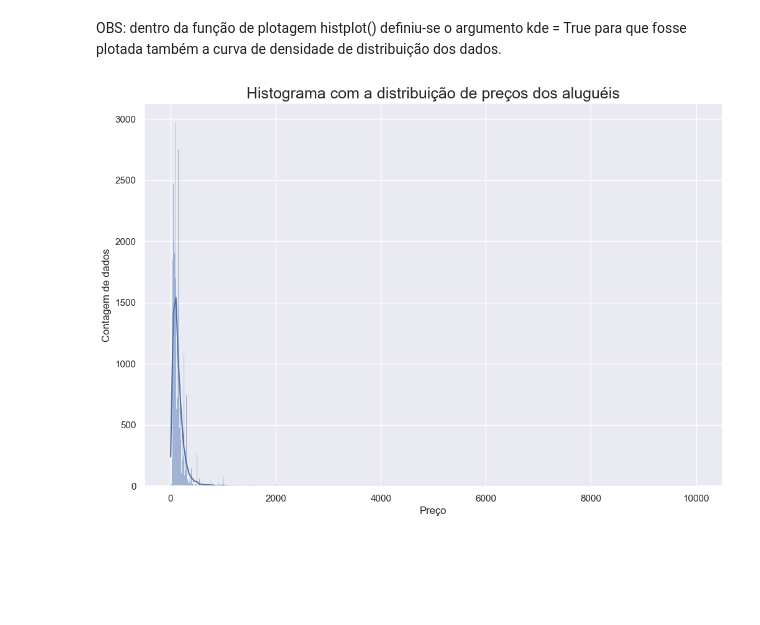
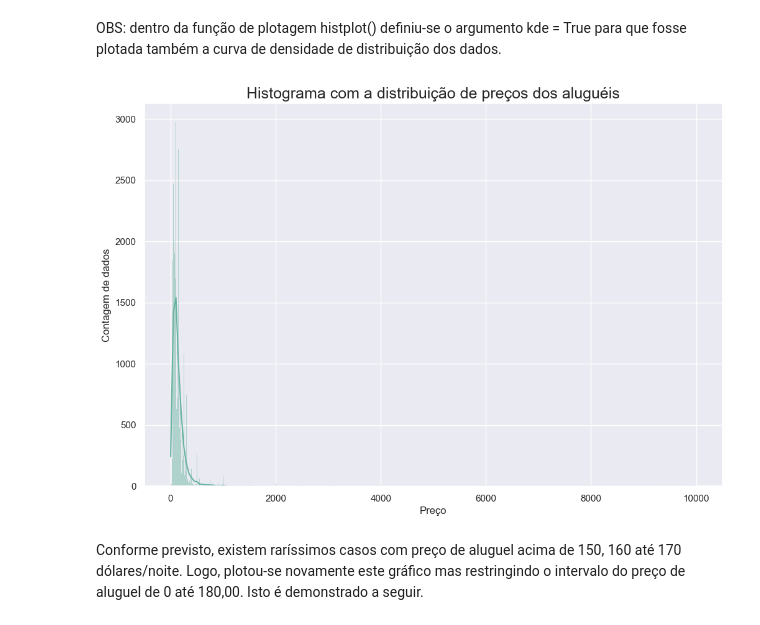
Before and after one commit to rfprates/LH_CD_RODRIGOPRATES, a Jupyter notebook: EDA.ipynb, the cells around one changed output. Drawn from its saved outputs; the diff is of its cells as text; code cells hidden in the pictures; blank space fills up the shorter version.

```diff
--- a/EDA.ipynb
+++ b/EDA.ipynb
@@ -25,3 +23,9 @@ sns.set(style = 'darkgrid')
+# %%
+# estilo do grid
+sns.set(style = 'darkgrid')
+
+# cor
+color = '#69b3a2'
 # %% [markdown]
 # Carregando o dataset
 # %% [markdown]
@@ -215,14 +329,26 @@ Começando a avaliação destes resultados pela coluna 'alvo' que seria o preço
 # %% [markdown]
 OBS: dentro da função de plotagem histplot() definiu-se o argumento kde = True para que fosse plotada também a curva de densidade de distribuição dos dados.
 # %%
-plt.figure(figsize=(12,8))
+# ajuste do tamanho da figura
+plt.figure(figsize = (12,8))
+
+# função de plotagem do gráfico
 sns.histplot(
     data = df,
     x = 'price',
-    kde = True
+    kde = True,
+    color = color
 )
+
+# título do gráfico
 plt.title('Histograma com a distribuição de preços dos aluguéis', fontsize = 18)
+
+# nomeando o eixo X
 plt.xlabel('Preço', fontsize = 12)
+
+# nomeando o eixo Y
 plt.ylabel('Contagem de dados', fontsize = 12);
 # %% [output]
-[figure, old version]
+[figure, new version]
+# %% [markdown]
+Conforme previsto, existem raríssimos casos com preço de aluguel acima de 150, 160 até 170 dólares/noite. Logo, plotou-se novamente este gráfico mas restringindo o intervalo do preço de aluguel de 0 até 180,00. Isto é demonstrado a seguir.
```
Also changed, not shown: parts of 27 cells of this notebook.
